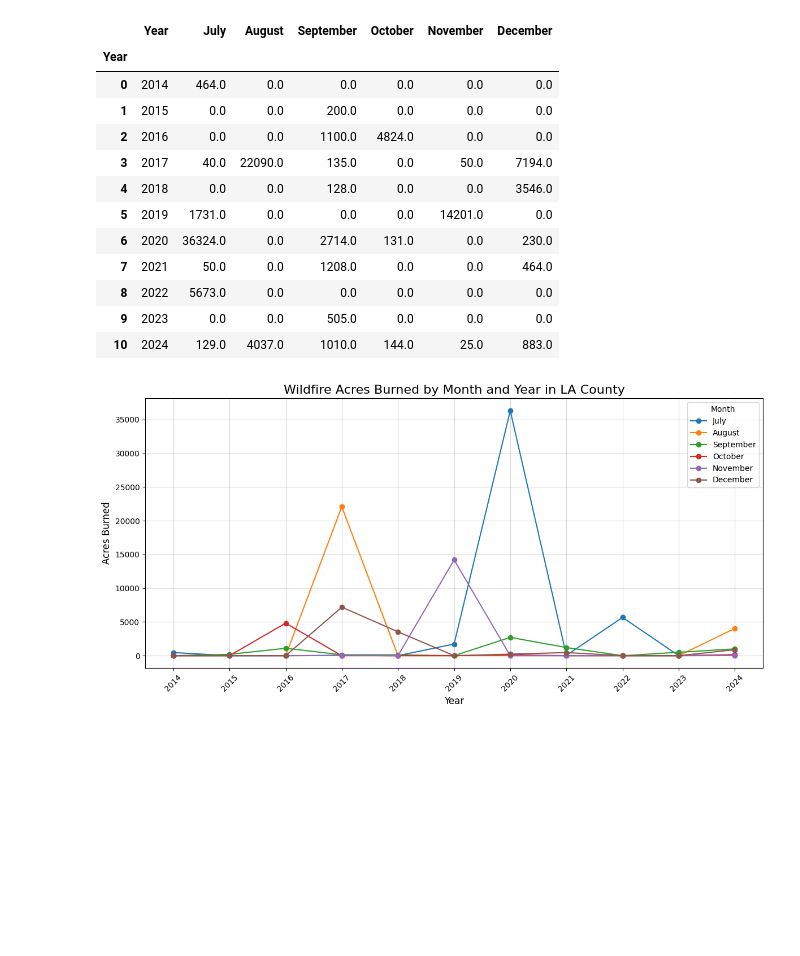
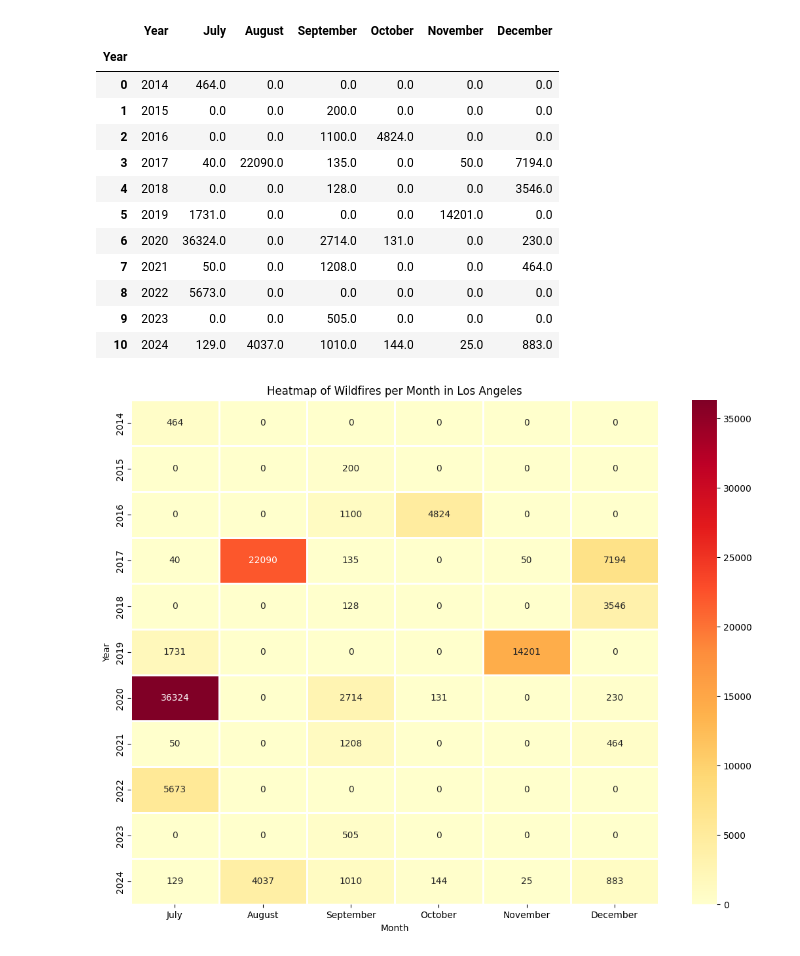
Before and after one commit to nebcode/LA_Fires_2025, a Jupyter notebook: incidents.ipynb, the cells around one changed output. Cells and saved outputs as stored; diff of their text form; code cells hidden in the pictures; blank space fills up the shorter version.

```diff
--- a/incidents.ipynb
+++ b/incidents.ipynb
@@ -173,32 +176,17 @@ pivoted_data
 | 8 | 2022 | 5673.0 | 0.0 | 0.0 | 0.0 | 0.0 | 0.0 |
 | 9 | 2023 | 0.0 | 0.0 | 505.0 | 0.0 | 0.0 | 0.0 |
 | 10 | 2024 | 129.0 | 4037.0 | 1010.0 | 144.0 | 25.0 | 883.0 |
-# %%
-import matplotlib.pyplot as plt
-
-# Assuming your pivoted data is in a DataFrame named pivoted_data
-# Reset index to have 'Year' as a column (if it's not already)
-# pivoted_data = pivoted_data.reset_index()
-
-# Plot the data
-plt.figure(figsize=(12, 6))  # Set the figure size
-
-# Loop through each month and plot its data
-for month in ['July', 'August', 'September', 'October', 'November', 'December']:
-    plt.plot(pivoted_data['Year'], pivoted_data[month], marker='o', label=month)
-
-# Customize the plot
-plt.title('Wildfire Acres Burned by Month and Year in LA County', fontsize=16)
-plt.xlabel('Year', fontsize=12)
-plt.ylabel('Acres Burned', fontsize=12)
-plt.xticks(rotation=45)  # Rotate year labels for better visibility
-plt.legend(title='Month', fontsize=10)  # Add a legend for months
-plt.grid(alpha=0.5)  # Add grid lines
-plt.tight_layout()  # Adjust layout to prevent clipping
-
-# Show the plot
-plt.show()
-# %% [output]
-[figure, removed]
+# %%
+import seaborn as sns
+
+plt.figure(figsize=(13, 10))
+sns.heatmap(pivoted_data.set_index('Year'), annot=True, fmt=".0f", cmap="YlOrRd", linewidths=0.9)
+
+plt.xlabel('Month')
+plt.ylabel('Year')
+plt.title('Heatmap of Wildfires per Month in Los Angeles')
+plt.show()
+# %% [output]
+[figure, added]
 # %%
 pivoted_data.to_csv('la_fires_incidents.csv',index=False)
```
Also changed, not shown: parts of 1 cell of this notebook, 2 other files.
